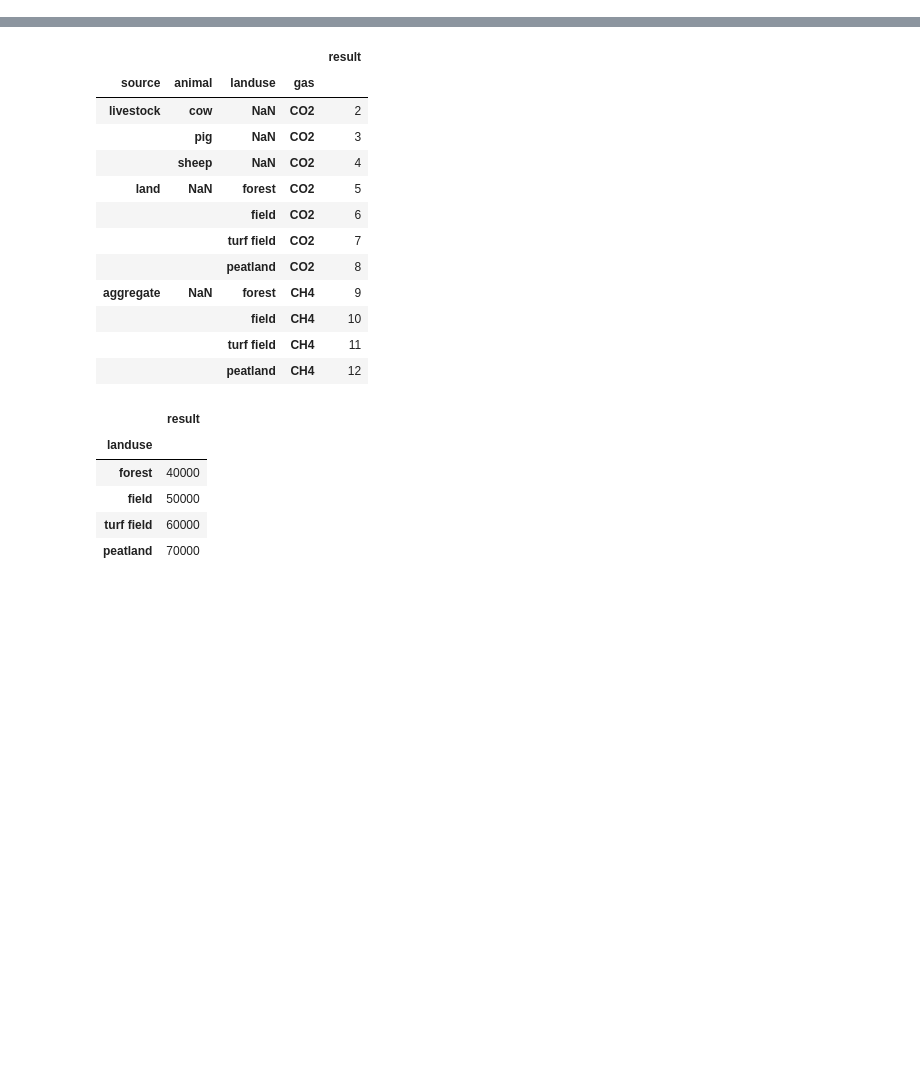
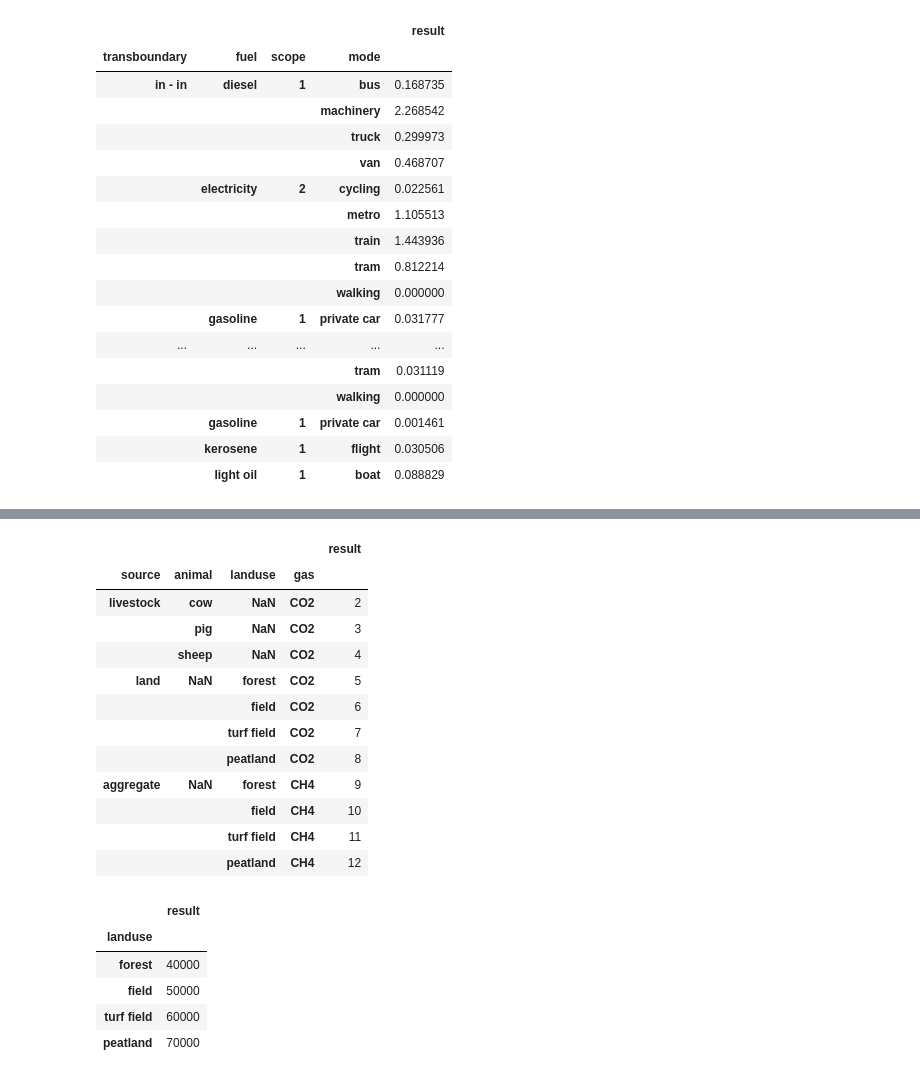
Before and after one commit to kausaltech/ghg-notebooks, a Jupyter notebook: generic_indicators.ipynb, the cells around one changed output, grey strips where cells are left out. Drawn from its saved outputs; the diff is of its cells as text; code cells hidden in the pictures; blank space fills up the shorter version.

```diff
--- a/generic_indicators.ipynb
+++ b/generic_indicators.ipynb
@@ -115,0 +297,36 @@ def grupby(df, keep):
+# %%
+### Data from statfi, manually
+
+#'http://pxnet2.stat.fi/PXWeb/pxweb/fi/StatFin/StatFin__asu__rakke/statfin_rakke_pxt_116h.px/table/tableViewLayout2/?downloadfile=FileTypeCsvWithHeadingAndSemiColon'
+
+df = pd.read_csv('006_116h_2019.csv', skiprows=2, encoding = 'iso8859_10')
+
+#df.columns
+"""Index(['Rakennuksen lämmitysaine', 'Alue', 'Vuosi',
+       'Rakennuksen kerrosala (m2) Yhteensä',
+       'Rakennuksen kerrosala (m2) Erilliset pientalot',
+       'Rakennuksen kerrosala (m2) Rivi- ja ketjutalot',
+       'Rakennuksen kerrosala (m2) Asuinkerrostalot',
+       'Rakennuksen kerrosala (m2) Liikerakennukset',
+       'Rakennuksen kerrosala (m2) Toimistorakennukset',
+       'Rakennuksen kerrosala (m2) Liikenteen rakennukset',
+       'Rakennuksen kerrosala (m2) Hoitoalan rakennukset',
+       'Rakennuksen kerrosala (m2) Kokoontumisrakennukset',
+       'Rakennuksen kerrosala (m2) Opetusrakennukset',
+       'Rakennuksen kerrosala (m2) Teollisuusrakennukset',
+       'Rakennuksen kerrosala (m2) Varastorakennukset',
+       'Rakennuksen kerrosala (m2) Muut rakennukset'],
+      dtype='object')
+"""
+
+df.columns = ['final_use','municipality','year','total','detached houses','row house','apartment buildings',
+              'commercial buildings','office buildings','transport buildings','health care buildings',
+              'congregation buildings','educational buildings','industrial buildings','storage buildings',
+              'other buildings'
+             ]
+df = df.drop('total', axis=1)
+df = df[df['final_use'] != 'Yhteensä']
+#df = df[df['municipality' != 'KOKO MAA']]
+
+df = pd.melt(df, id_vars=['final_use','municipality','year'], var_name='building', value_name='result')
+display(df)
@@ -267,7 +519,8 @@ def modal_share_of_transport():
 def energy_intensity_of_transport_modes():
     df = pd.DataFrame({
         'mode':mode,
-        'fuel':['electricity', 'electricity', 'gasoline', 'diesel', 'diesel', 'diesel', 'electricity', 'electricity', 'electricity','kerosene','light oil','diesel'],
+        'fuel':['electricity', 'electricity', 'gasoline', 'diesel', 'diesel', 'diesel',
+                'electricity', 'electricity', 'electricity','kerosene','light oil','diesel'],
         'result':range(len(mode)) # MJ/km
     })
 
@@ -284,34 +537,53 @@ def emission_factors_of_transport_modes():
     return df.set_index(['fuel','scope','gas'])
 
 def energy_use_from_transportation( # NOTE! Energy losses are not considered (yet)
     p1 = transport_activity_of_people(),
     p2 = modal_share_of_transport(),
     p3 = energy_intensity_of_transport_modes()):
 
     df = p1 * p2 * p3 * 1E-6 * 365.25 # MJ/d --> TJ/a
     df = df.groupby(['transboundary','fuel','mode']).sum()
 
     return df
 
 def emissions_from_transportation( # NOTE! Energy losses are not considered (yet)
     p1 = energy_use_from_transportation(),
     p2 = emission_factors_of_transport_modes()):
 
     df = p1 * p2 # ton/a
     df = df.groupby(['transboundary','fuel','scope','gas','mode']).sum()
 
     return df
 
 def ghg_emissions_from_transportation(
     p1 = emissions_from_transportation(),
     p2 = global_warming_potential()):
 
     df = p1 * p2 * 1E-3 # ton/a --> kton/a (CO2e)
     df = df.groupby(['transboundary','fuel','scope','mode']).sum()
 
     return df
 
-#display(ghg_emissions_from_transportation())
+display(ghg_emissions_from_transportation())
+# %% [output]
+|  |  |  |  | result |
+| transboundary | fuel | scope | mode |  |
+| in - in | diesel | 1 | bus | 0.168735 |
+|  |  |  | machinery | 2.268542 |
+|  |  |  | truck | 0.299973 |
+|  |  |  | van | 0.468707 |
+|  | electricity | 2 | cycling | 0.022561 |
+|  |  |  | metro | 1.105513 |
+|  |  |  | train | 1.443936 |
+|  |  |  | tram | 0.812214 |
+|  |  |  | walking | 0.000000 |
+|  | gasoline | 1 | private car | 0.031777 |
+| ... | ... | ... | ... | ... |
+|  |  |  | tram | 0.031119 |
+|  |  |  | walking | 0.000000 |
+|  | gasoline | 1 | private car | 0.001461 |
+|  | kerosene | 1 | flight | 0.030506 |
+|  | light oil | 1 | boat | 0.088829 |
 # %%
 ####### Waste
 
```
Also changed, not shown: parts of 11 cells of this notebook, 2 other files.
